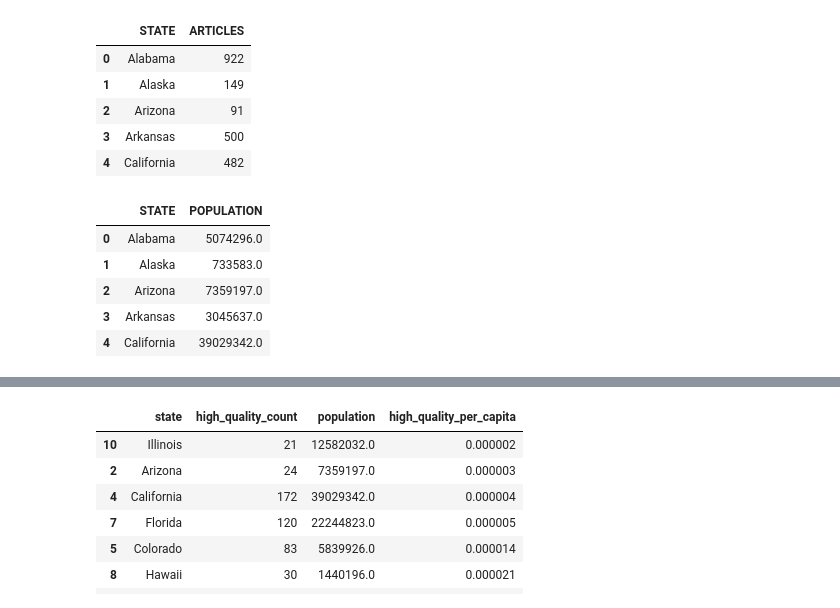
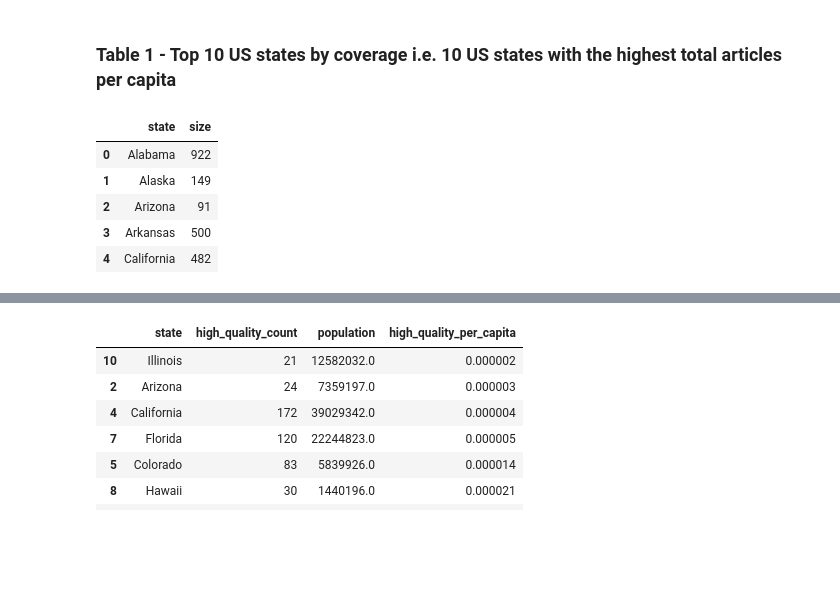
Before and after one commit to ameyabhamare/data-512-homework_2, a Jupyter notebook: analysis.ipynb, the cells around one changed output, grey strips where cells are left out. Cells and saved outputs as stored; diff of their text form; code cells hidden in the pictures; blank space fills up the shorter version.

```diff
--- a/analysis.ipynb
+++ b/analysis.ipynb
@@ -1,4 +1,7 @@
 # %%
 import pandas as pd
+# %% [markdown]
+### Table 1 - Top 10 US states by coverage i.e. 10 US states with the highest total articles per capita
 # %%
-df = pd.read_csv('us_cities_by_state_SEPT.2023.csv')
+cities = pd.read_csv('us_cities_by_state_SEPT.2023.csv')
+cities = cities.groupby('state', as_index = False).size()
@@ -9,7 +8,7 @@ df = df.rename(columns={df.columns[0]: 'STATE', df.columns[1]: 'ARTICLES'})
 # %%
-df.head()
+cities.head()
 # %% [output]
-|  | STATE | ARTICLES |
+|  | state | size |
 | 0 | Alabama | 922 |
 | 1 | Alaska | 149 |
 | 2 | Arizona | 91 |
@@ -17,12 +16,3 @@ df.head()
 | 4 | California | 482 |
 # %%
 population = pd.read_csv('population_by_state.csv')
-# %%
-population.head()
-# %% [output]
-|  | STATE | POPULATION |
-| 0 | Alabama | 5074296.0 |
-| 1 | Alaska | 733583.0 |
-| 2 | Arizona | 7359197.0 |
-| 3 | Arkansas | 3045637.0 |
-| 4 | California | 39029342.0 |
```
Also changed, not shown: parts of 52 cells of this notebook.
